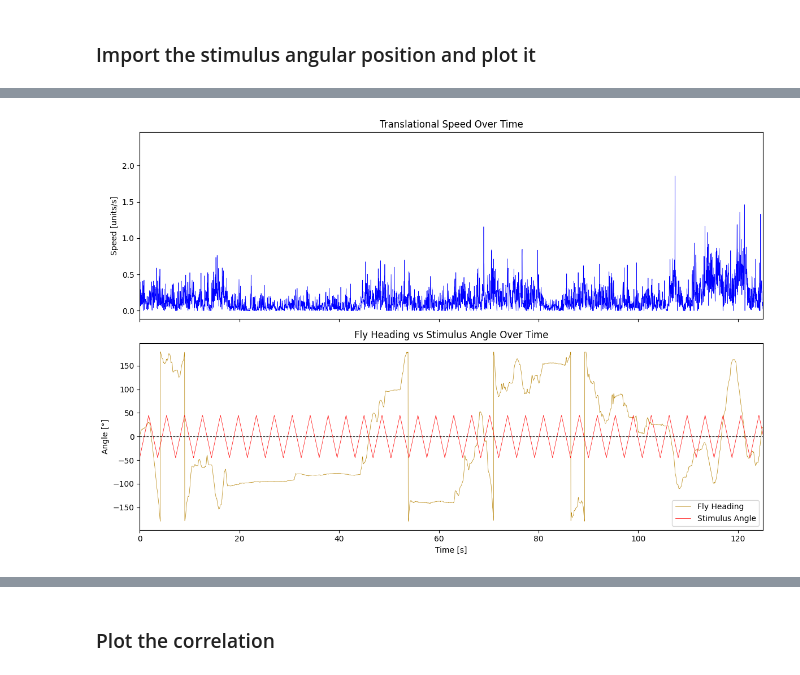
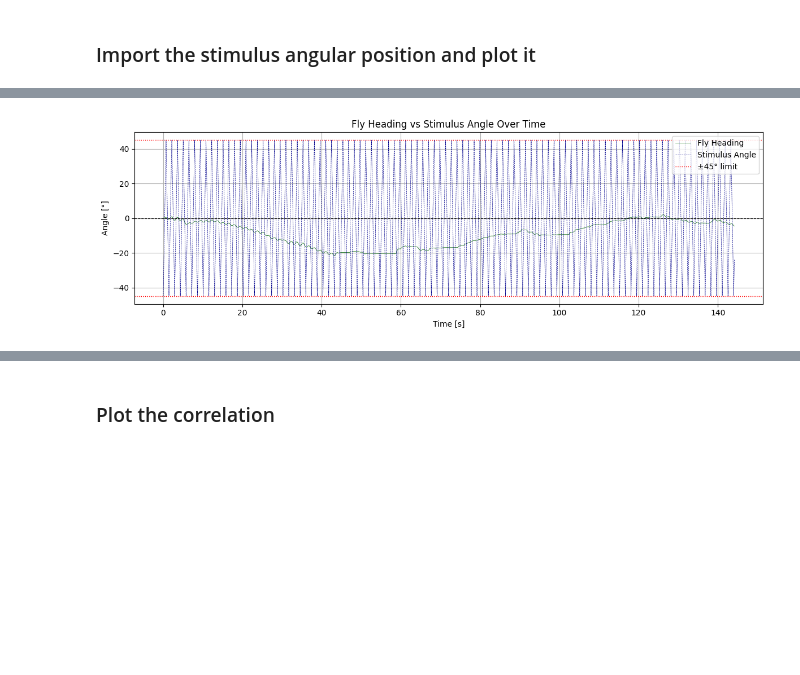
Before and after one commit to AishaHamid201/unityvr_SC, a Jupyter notebook: unityvr/scripts/parseUnityLog.ipynb, the cells around one changed output, grey strips where cells are left out. Drawn from its saved outputs; the diff is of its cells as text; code cells hidden in the pictures; blank space fills up the shorter version.

```diff
--- a/unityvr/scripts/parseUnityLog.ipynb
+++ b/unityvr/scripts/parseUnityLog.ipynb
@@ -274,0 +377,17 @@ plt.show()
+# %%
+stimulus_duration = df['time [s]'].max()
+total_duration = posDf.time.max()
+
+num_repeats = int(np.ceil(total_duration / stimulus_duration))
+# %%
+repeated_stimulus_dfs = []
+
+for i in range(num_repeats):
+    temp = df.copy()
+    temp['time [s]'] += i * stimulus_duration
+    repeated_stimulus_dfs.append(temp)
+
+repeated_df = pd.concat(repeated_stimulus_dfs, ignore_index=True)
+
+# Trim to match posDf exactly
+repeated_df = repeated_df[repeated_df['time [s]'] <= total_duration]
@@ -302,29 +503,26 @@ plt.show()
 # %%
-fig, axs = plt.subplots(2, 1, figsize=(12, 8), sharex=True)
+# Combined plot of unwrapped fly heading angle from posDf -180 to 180 and stimulus angle
 
-# --- Top plot: Translational velocity ---
-axs[0].plot(posDf['time'], speed, color='blue', linewidth=0.5)
-axs[0].set_ylabel('Speed [units/s]')
-axs[0].set_title('Translational Speed Over Time')
-axs[0].set_xlim([0, 125])
-axs[0].grid(False)
+plt.figure(figsize=(12, 4))
 
-# --- Bottom plot: Heading vs Stimulus ---
-axs[1].plot(posDf['time'], normalized_angle, color='darkgoldenrod', linewidth=0.5, label='Fly Heading')
-axs[1].plot(df['time_s'], df['stimulus_angle_deg'], color='red', linewidth=0.5, label='Stimulus Angle')
+# Plot fly heading
+plt.plot(posDf.time, theta, color='darkgreen', linewidth=0.5, label='Fly Heading')
+# Plot stimulus angle
+plt.plot(repeated_df['time [s]'], repeated_df['angular_shift (deg)'], color='darkblue',
+         linestyle='--', linewidth=0.5, label='Stimulus Angle')
 
 # Reference lines
-axs[1].axhline(0, color='black', linestyle='--', linewidth=0.8)
-#axs[1].axhline(45, color='red', linestyle=':', linewidth=1, label='±45° limit')
-#axs[1].axhline(-45, color='red', linestyle=':', linewidth=1)
+plt.axhline(0, color='black', linestyle='--', linewidth=0.8)
+plt.axhline(45, color='red', linestyle=':', linewidth=1, label='±45° limit')
+plt.axhline(-45, color='red', linestyle=':', linewidth=1)
+# plt.xlim([0,125])
 
-axs[1].set_xlabel('Time [s]')
-axs[1].set_ylabel('Angle [°]')
-axs[1].set_title('Fly Heading vs Stimulus Angle Over Time')
-axs[1].grid(False)
-axs[1].legend()
-
+plt.xlabel('Time [s]')
+plt.ylabel('Angle [°]')
+plt.title('Fly Heading vs Stimulus Angle Over Time')
+plt.grid(True)
+plt.legend()
 plt.tight_layout()
 plt.show()
 # %% [output]
-[figure, old version]
+[figure, new version]
```
Also changed, not shown: parts of 72 cells of this notebook, 4 other files.
